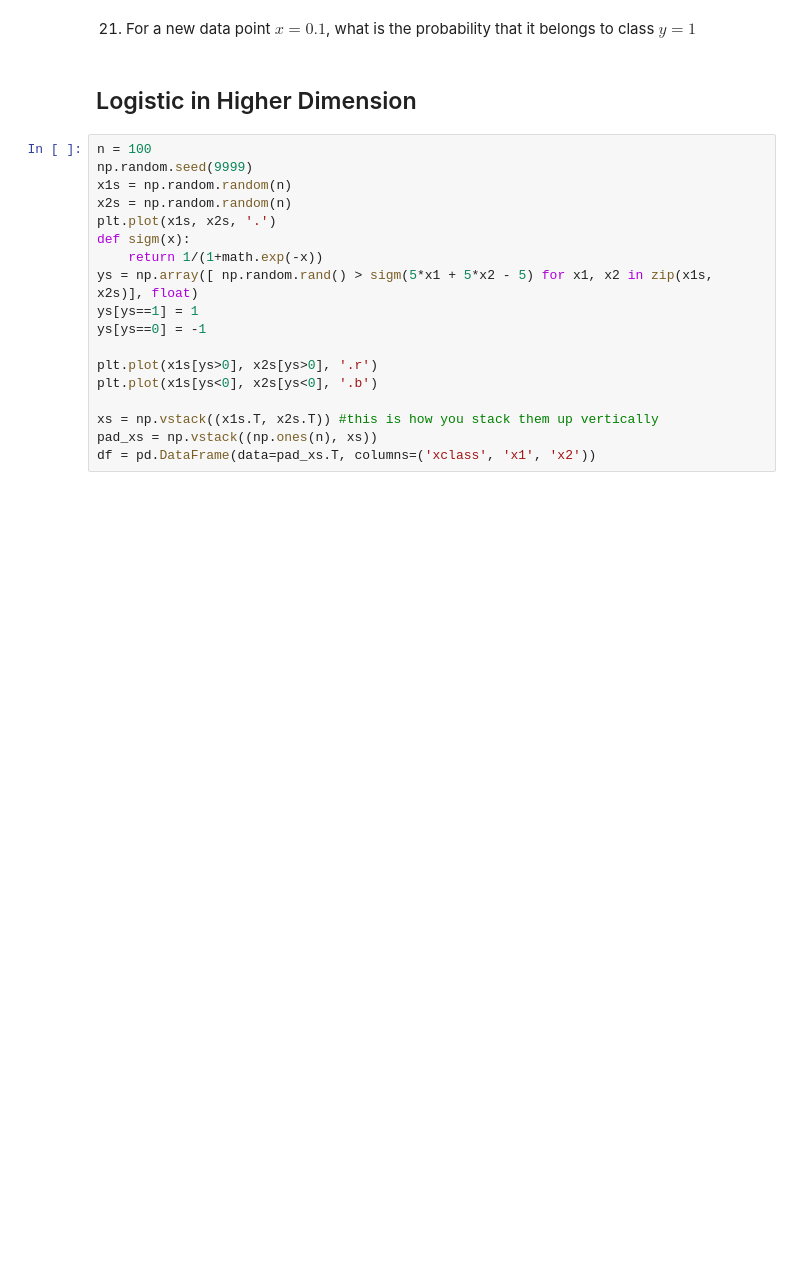
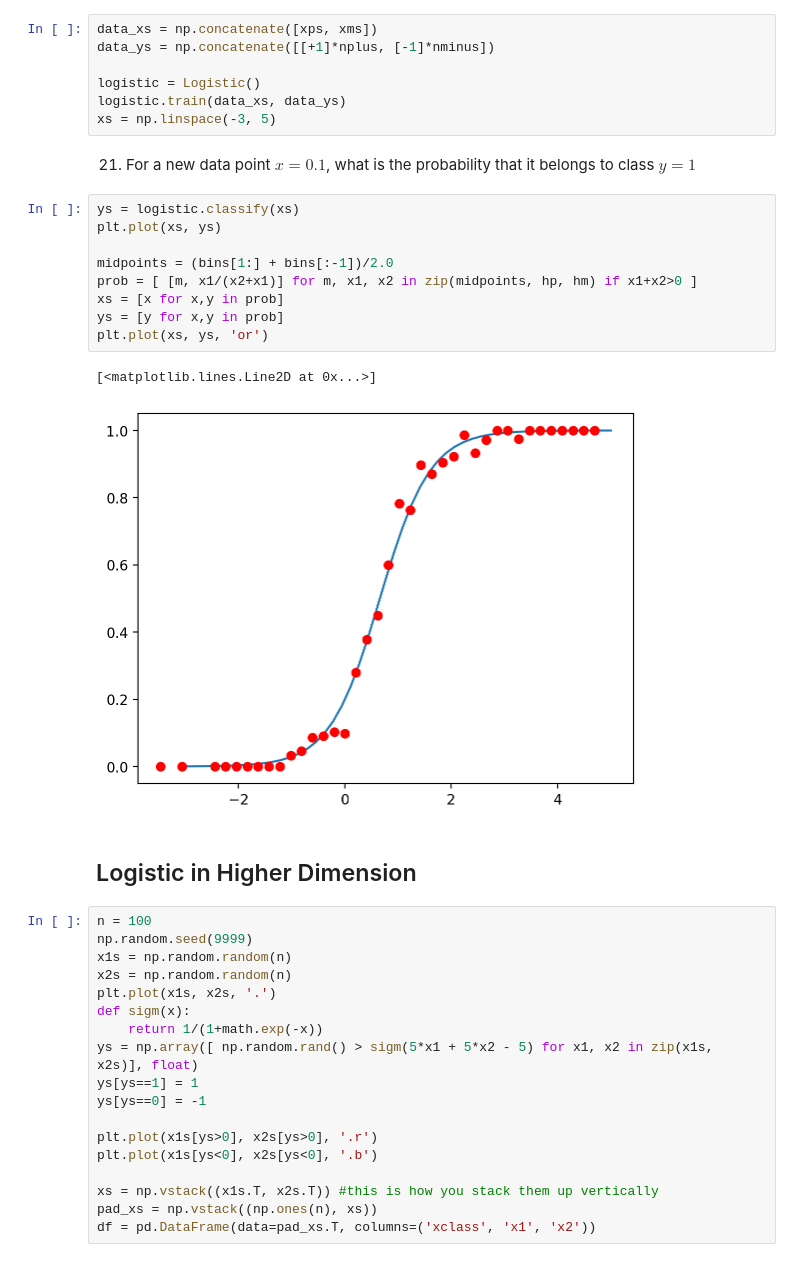
Before and after one commit to muic-pattern-rekt-2018/Exercise02-Logistic-Regression, a Jupyter notebook: Exercise 2 Logistic Regression.ipynb, the cells around one changed output. Cells and saved outputs as stored; diff of their text form; blank space fills up the shorter version.

```diff
--- a/Exercise 2 Logistic Regression.ipynb
+++ b/Exercise 2 Logistic Regression.ipynb
@@ -182,7 +249,26 @@ Hint: `log` function is typically inaccurate when the argument is near 1. Use `l
 # %% [markdown]
 20) Once you are done. Compare you hypothesis with the probability getting from data.
+# %%
+data_xs = np.concatenate([xps, xms])
+data_ys = np.concatenate([[+1]*nplus, [-1]*nminus])
+
+logistic = Logistic()
+logistic.train(data_xs, data_ys)
+xs = np.linspace(-3, 5)
 # %% [markdown]
 21) For a new data point $x = 0.1$, what is the probability that it belongs to class $y=1$
+# %%
+ys = logistic.classify(xs)
+plt.plot(xs, ys)
+
+midpoints = (bins[1:] + bins[:-1])/2.0
+prob = [ [m, x1/(x2+x1)] for m, x1, x2 in zip(midpoints, hp, hm) if x1+x2>0 ]
+xs = [x for x,y in prob]
+ys = [y for x,y in prob]
+plt.plot(xs, ys, 'or')
+# %% [output]
+[<matplotlib.lines.Line2D at 0x...>]
+[figure, added]
 # %% [markdown]
 ## Logistic in Higher Dimension
 # %%
```
Also changed, not shown: parts of 6 cells of this notebook.
